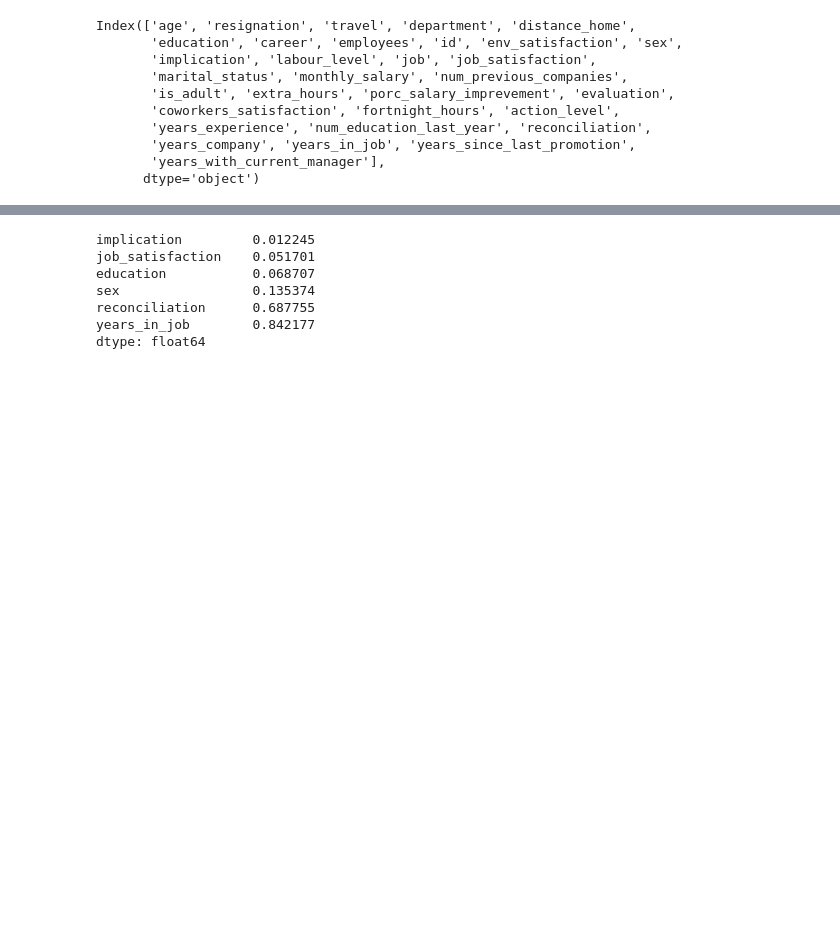
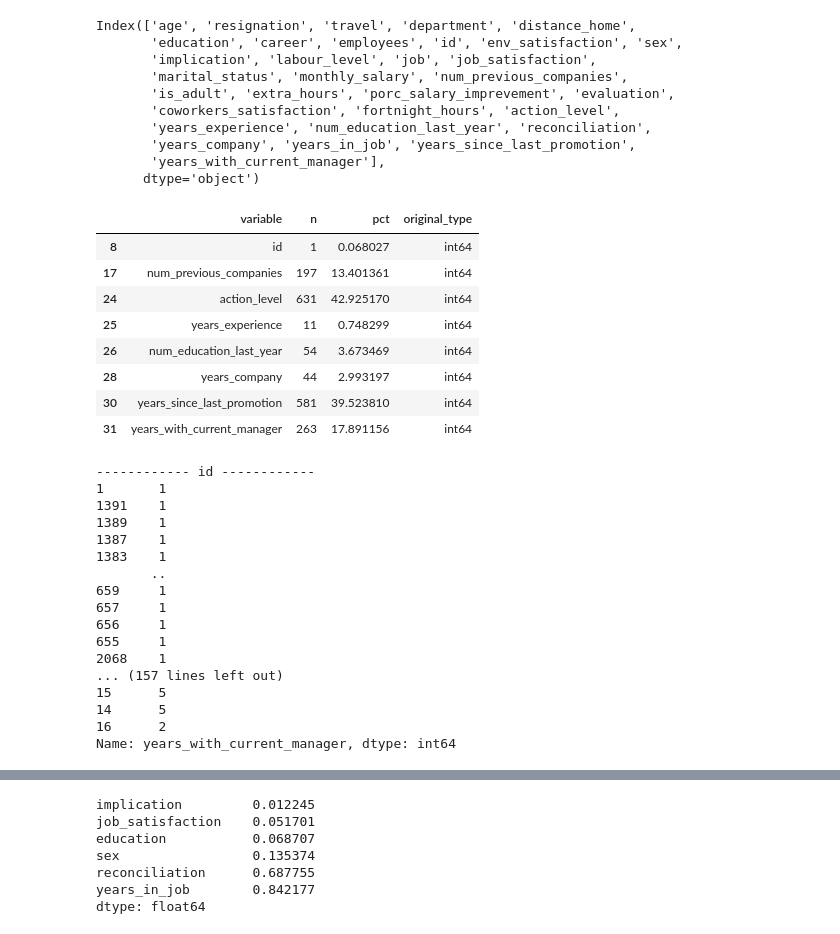
Before and after one commit to AlmudenaZhou/employee_attrition, a Jupyter notebook: Business Analytics.ipynb, the cells around one changed output, grey strips where cells are left out. Saved outputs shown, nothing was run; the diff lists cells and outputs as text; code cells hidden in the pictures; blank space fills up the shorter version.

```diff
--- a/Business Analytics.ipynb
+++ b/Business Analytics.ipynb
@@ -146,3 +133,34 @@ Index(['age', 'resignation', 'travel', 'department', 'distance_home',
        'years_company', 'years_in_job', 'years_since_last_promotion',
        'years_with_current_manager'],
       dtype='object')
+# %%
+possible_columns_with_na = ds_attrition.missing.missing_scan_count_with_default_na_representation(show_zeros=False)
+display(possible_columns_with_na)
+ds_attrition.missing.print_value_counts_per_column(variables=possible_columns_with_na['variable'])
+# %% [output]
+|  | variable | n | pct | original_type |
+| 8 | id | 1 | 0.068027 | int64 |
+| 17 | num_previous_companies | 197 | 13.401361 | int64 |
+| 24 | action_level | 631 | 42.925170 | int64 |
+| 25 | years_experience | 11 | 0.748299 | int64 |
+| 26 | num_education_last_year | 54 | 3.673469 | int64 |
+| 28 | years_company | 44 | 2.993197 | int64 |
+| 30 | years_since_last_promotion | 581 | 39.523810 | int64 |
+| 31 | years_with_current_manager | 263 | 17.891156 | int64 |
+------------ id ------------
+1       1
+1391    1
+1389    1
+1387    1
+1383    1
+       ..
+659     1
+657     1
+656     1
+655     1
+2068    1
+... (157 lines left out)
+15      5
+14      5
+16      2
+Name: years_with_current_manager, dtype: int64
```
Also changed, not shown: parts of 33 cells of this notebook.
